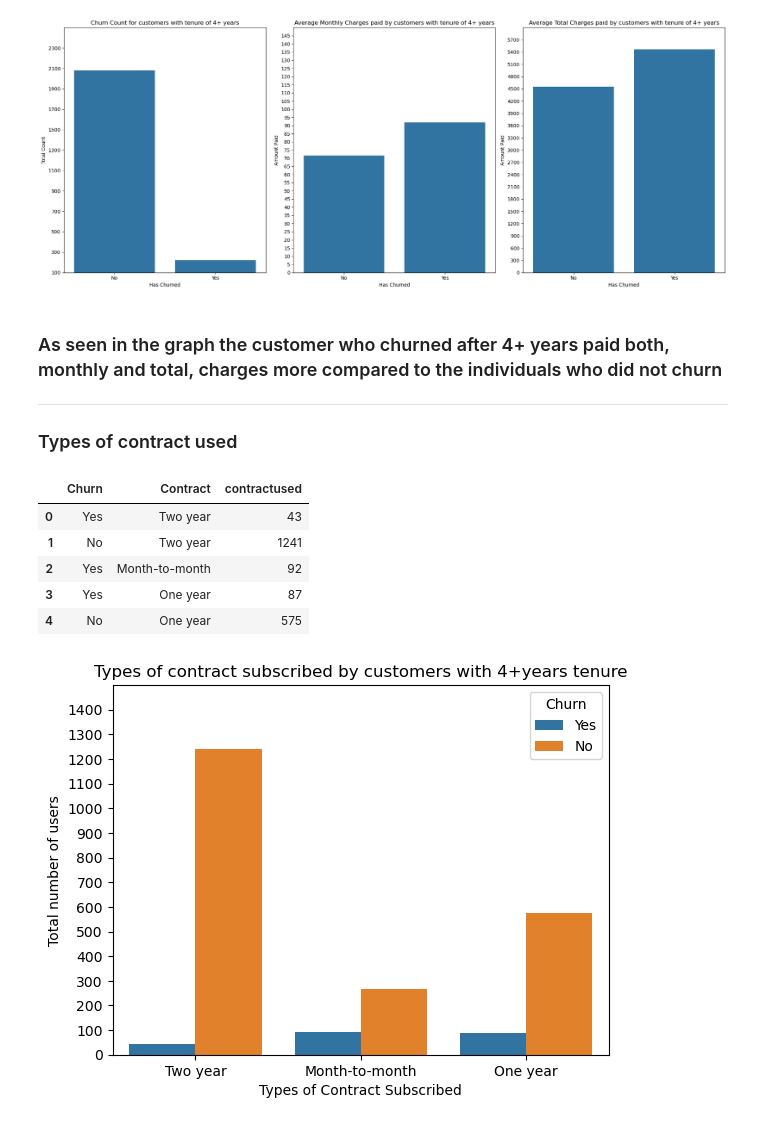
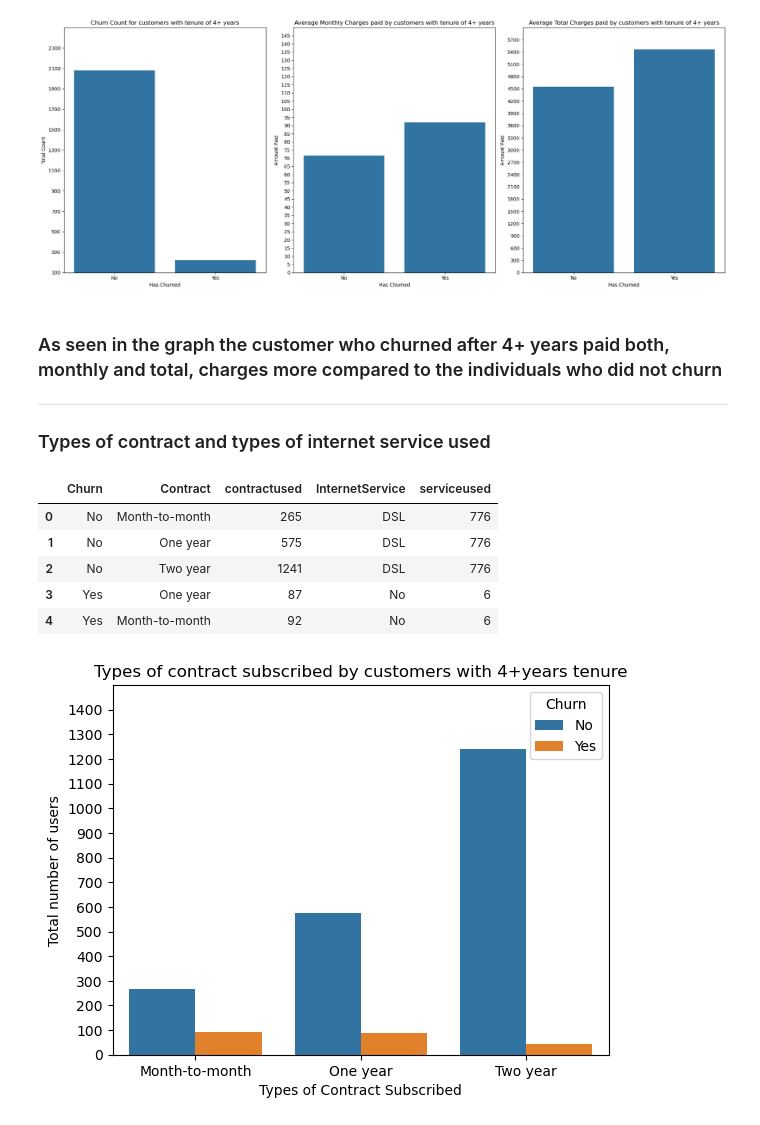
Before and after one commit to suzaladhikari/customer_churn-, a Jupyter notebook: EDA/eda.ipynb, the cells around one changed output. Saved outputs shown, nothing was run; the diff lists cells and outputs as text; code cells hidden in the pictures.

Commit message:
updated the contract to the contract and internet service used table

```diff
--- a/EDA/eda.ipynb
+++ b/EDA/eda.ipynb
@@ -617,32 +617,36 @@ plotting_charges('Churn','totalcharges', moneyfouryears, 'Average Total Charges
 
 ---
 
-### Types of contract used
+### Types of contract and types of internet service used
 # %%
 query = """
-select "Churn", "Contract",
+with contractypes as (select "Churn", "Contract",
 COUNT(*) as contractused
 from cleaned
 where "tenure" >= 48
-group by "Contract", "Churn"
+group by "Contract", "Churn"),
+
+internetservice as (
+	select "Churn", "InternetService", COUNT(*) as serviceused
+	from cleaned
+	where "tenure" >= 48
+	group by "InternetService", "Churn")
+
+select c."Churn", c."Contract", c."contractused", i."InternetService", i."serviceused"
+from contractypes as c
+join internetservice as i
+on c."Churn" = i."Churn"
 """
 
 contractcount = pd.read_sql(query, connection)
 contractcount.head(5)
 # %% [output]
-|  | Churn | Contract | contractused |
-| 0 | Yes | Two year | 43 |
-| 1 | No | Two year | 1241 |
-| 2 | Yes | Month-to-month | 92 |
-| 3 | Yes | One year | 87 |
-| 4 | No | One year | 575 |
+|  | Churn | Contract | contractused | InternetService | serviceused |
+| 0 | No | Month-to-month | 265 | DSL | 776 |
+| 1 | No | One year | 575 | DSL | 776 |
+| 2 | No | Two year | 1241 | DSL | 776 |
+| 3 | Yes | One year | 87 | No | 6 |
+| 4 | Yes | Month-to-month | 92 | No | 6 |
 # %%
-sns.barplot(x = 'Contract', y = 'contractused', hue = 'Churn', data = contractcount)
-plt.ylim(0,1500)
-plt.yticks(np.arange(0,1500,100))
-plt.ylabel('Total number of users')
-plt.xlabel('Types of Contract Subscribed')
-plt.title('Types of contract subscribed by customers with 4+years tenure')
-plt.show()
 # %% [output]
-[figure, old version]
+[figure, new version]
```
